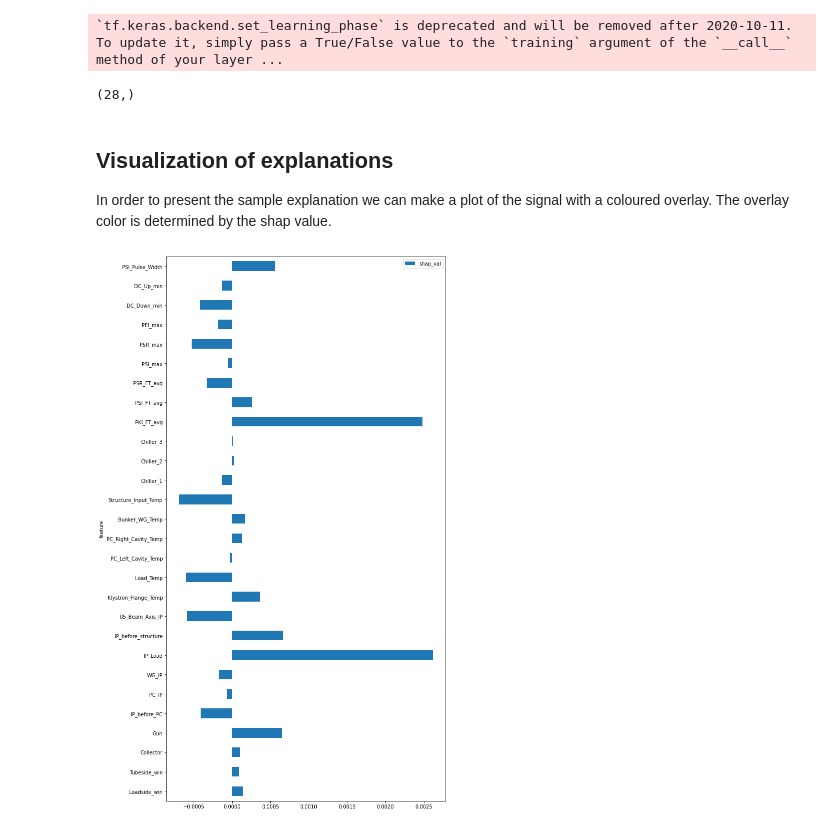
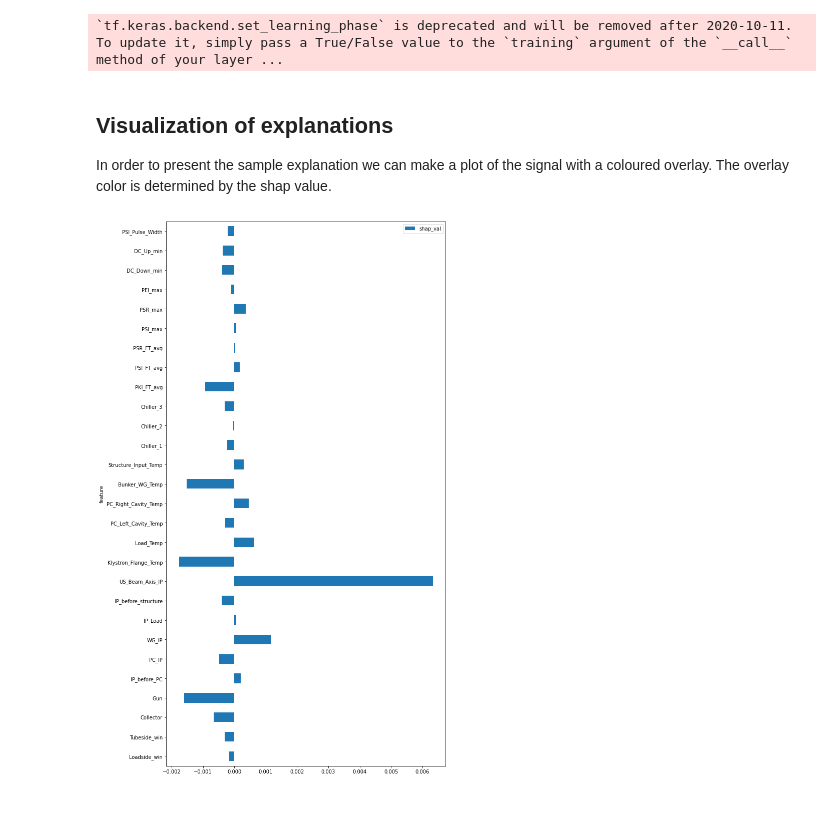
Before and after one commit to cobermai/rfstudies, a Jupyter notebook: notebooks/explanation_example.ipynb, the cells around one changed output. Saved outputs shown, nothing was run; the diff lists cells and outputs as text; code cells hidden in the pictures.

```diff
--- a/notebooks/explanation_example.ipynb
+++ b/notebooks/explanation_example.ipynb
@@ -134,10 +134,6 @@ ex_classification = explain_samples(explainer=ShapGradientExplainer(),
                                     X_to_explain=test_numpy.X[is_correct_classification, :, :])
 # %% [output]
 `tf.keras.backend.set_learning_phase` is deprecated and will be removed after 2020-10-11. To update it, simply pass a True/False value to the `training` argument of the `__call__` method of your layer ...
-# %%
-np.mean(np.mean(ex_classification[0], axis=0), axis=0).shape
-# %% [output]
-(28,)
 # %% [markdown]
 ## Visualization of explanations
 In order to present the sample explanation we can make a plot of the signal with a coloured overlay.
@@ -145,11 +141,11 @@ The overlay color is determined by the shap value.
 # %%
 import numpy as np
 import pandas as pd
-ex_global = np.mean(np.mean(ex_classification[0], axis=0), axis=0)
+ex_global = np.mean(np.mean(ex_classification[1], axis=0), axis=0)
 df = pd.DataFrame({'feature': test.X.feature.values, 'shap_val': ex_global})
 ax = df.plot.barh(x='feature', y='shap_val', figsize=(10,20))
 # %% [output]
-[figure, old version]
+[figure, new version]
 # %%
 def plot_importance(X_to_explain, y_pred, explanation):
     cmap = mpl.colors.LinearSegmentedColormap.from_list('shap', [mpl.cm.cool(0), (1, 1, 1, 1), mpl.cm.cool(256)],N=256)
```
Also changed, not shown: parts of 5 cells of this notebook.
